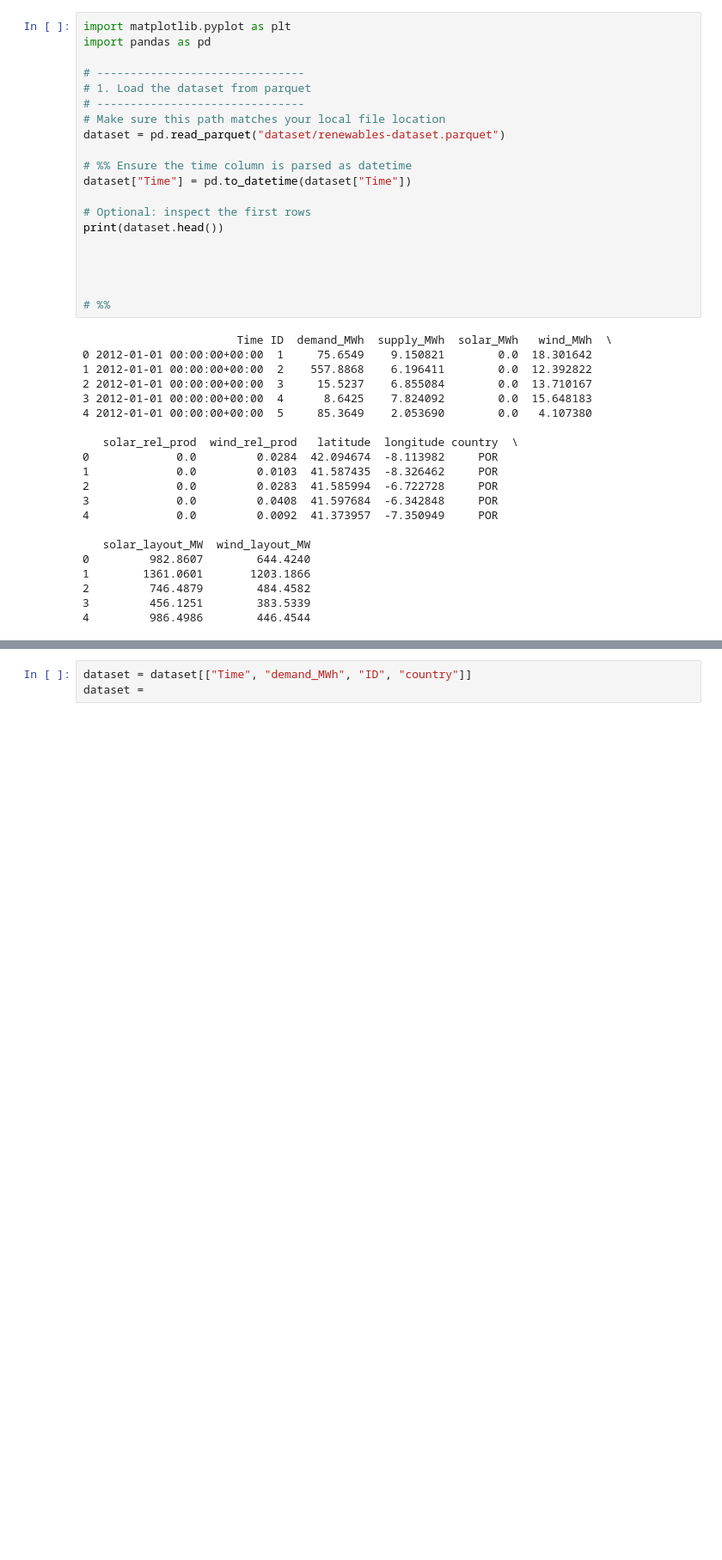
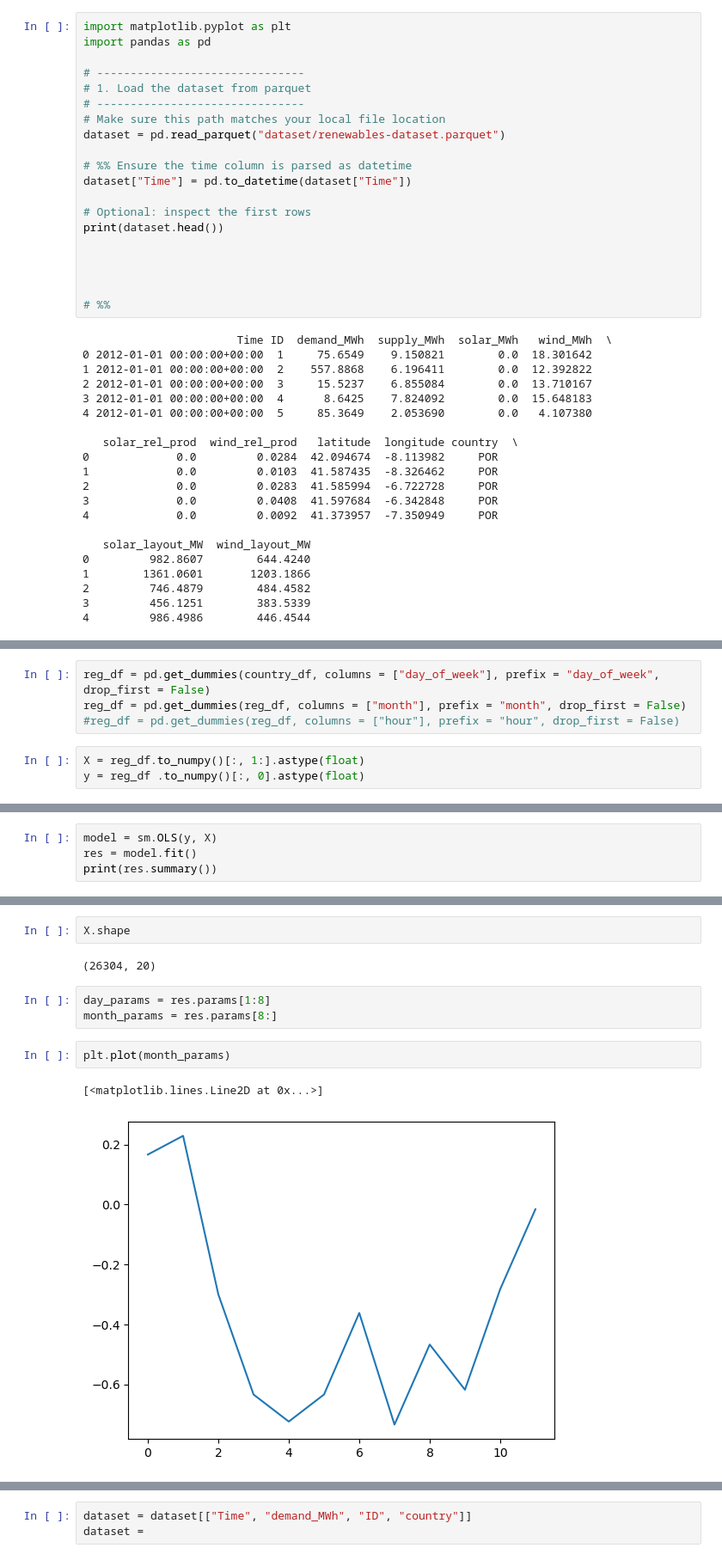
Before and after one commit to 000rla/demand-MFC-jamboree-2026, a Jupyter notebook: explore.ipynb, the cells around one changed output, grey strips where cells are left out. Shown at 86% size. Saved outputs shown, nothing was run; the diff lists cells and outputs as text; blank space fills up the shorter version.

```diff
--- a/explore.ipynb
+++ b/explore.ipynb
@@ -53,0 +62,7 @@ dataset.head()
+# %%
+reg_df = pd.get_dummies(country_df, columns = ["day_of_week"], prefix = "day_of_week", drop_first = False)
+reg_df = pd.get_dummies(reg_df, columns = ["month"], prefix = "month", drop_first = False)
+#reg_df = pd.get_dummies(reg_df, columns = ["hour"], prefix = "hour", drop_first = False)
+# %%
+X = reg_df.to_numpy()[:, 1:].astype(float)
+y = reg_df .to_numpy()[:, 0].astype(float)
@@ -53,0 +78,4 @@ dataset.head()
+# %%
+model = sm.OLS(y, X)
+res = model.fit()
+print(res.summary())
@@ -53,0 +100,12 @@ dataset.head()
+# %%
+X.shape
+# %% [output]
+(26304, 20)
+# %%
+day_params = res.params[1:8]
+month_params = res.params[8:]
+# %%
+plt.plot(month_params)
+# %% [output]
+[<matplotlib.lines.Line2D at 0x...>]
+[figure, added]
```
Also changed, not shown: parts of 19 cells of this notebook.
